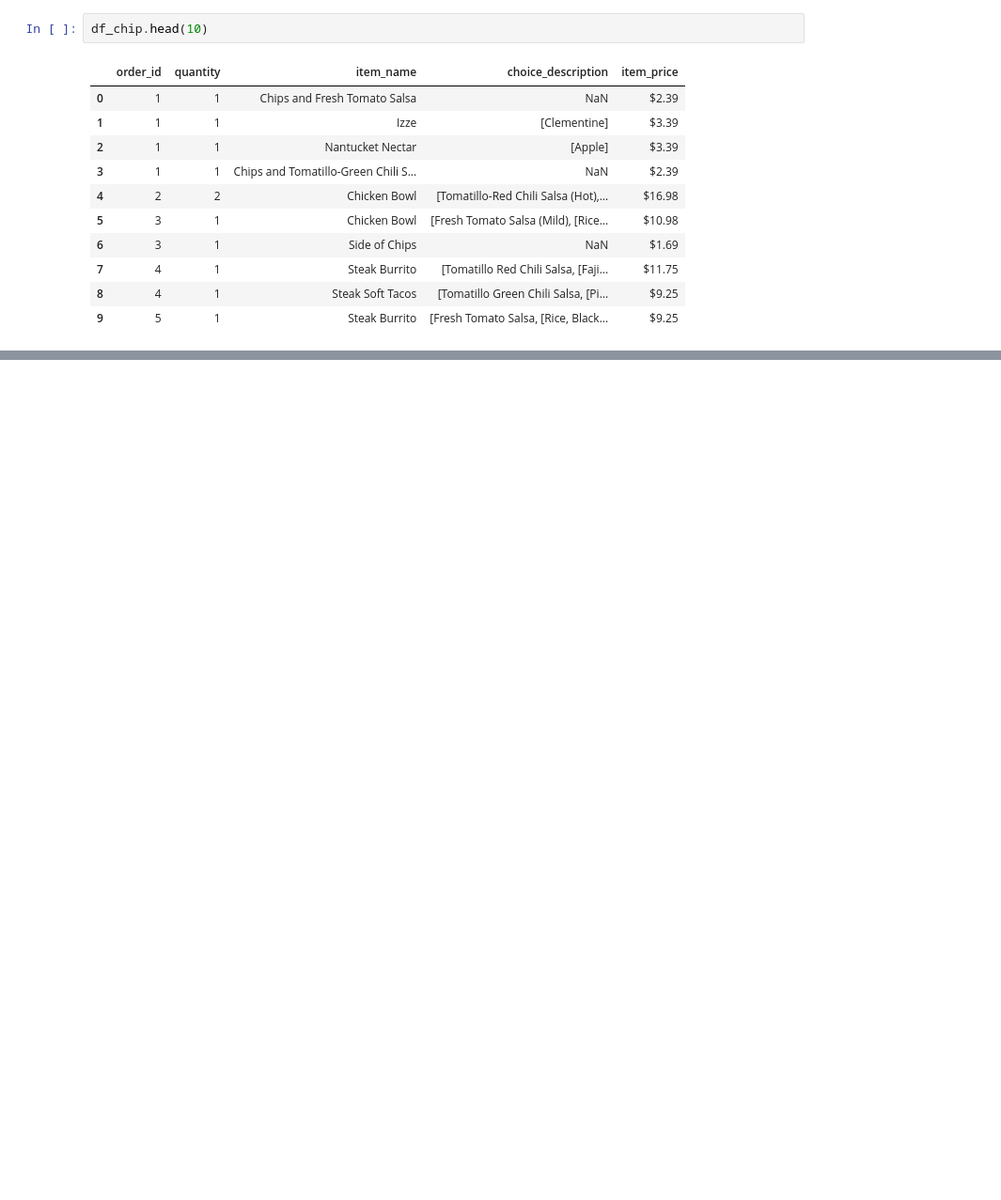
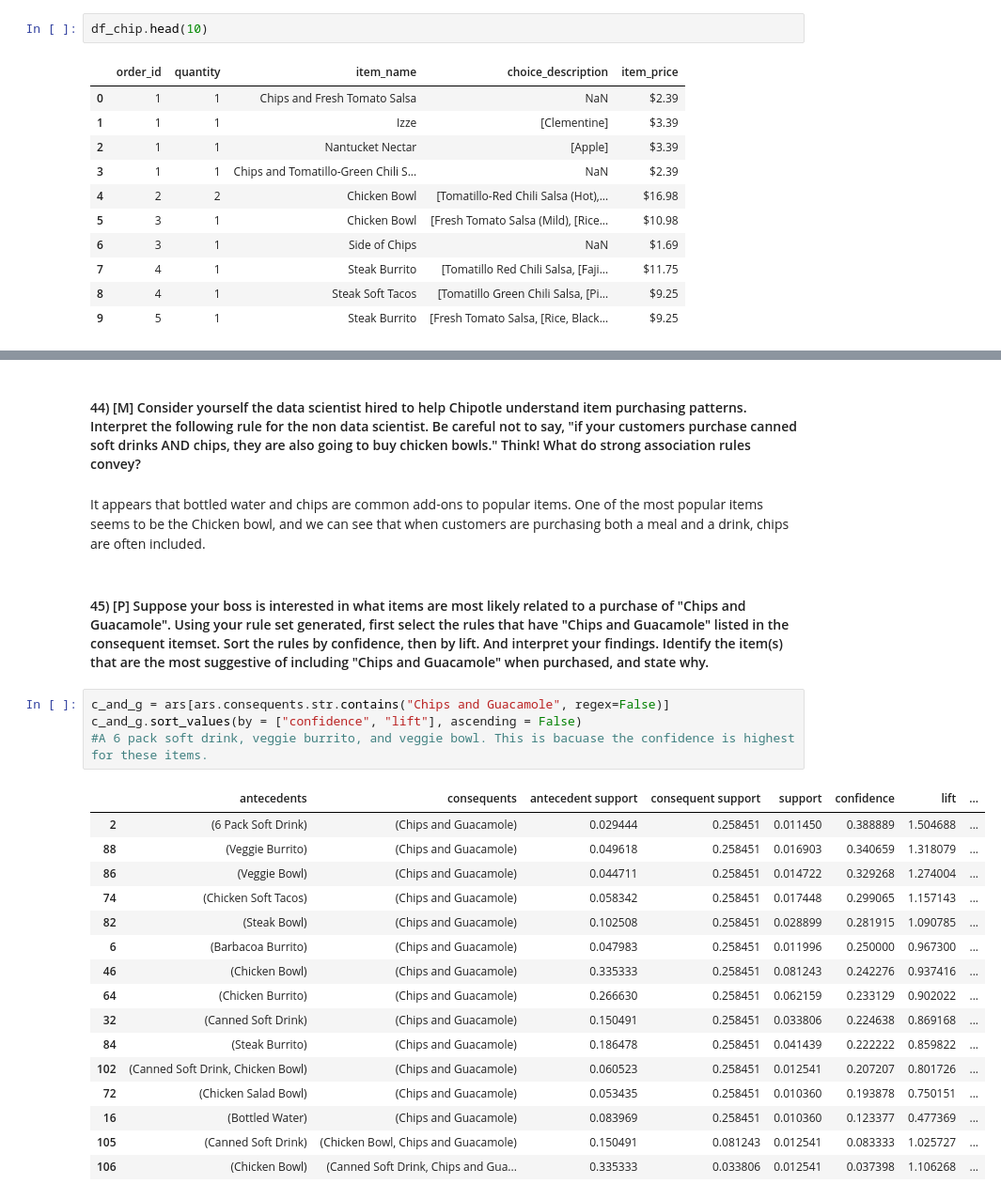
Before and after one commit to jaschaeff/DataMiningIntro, a Jupyter notebook: labs/lab09.ipynb, the cells around one changed output, grey strips where cells are left out. Shown: that part at 94% size. Cells and saved outputs as stored; diff of their text form; blank space fills up the shorter version.

```diff
--- a/labs/lab09.ipynb
+++ b/labs/lab09.ipynb
@@ -584,0 +601,27 @@ choice_description items used with Chicken Bowls. Explain your findings.
+# %% [markdown]
+#### 44) [M] Consider yourself the data scientist hired to help Chipotle understand item purchasing patterns. Interpret the following rule for the non data scientist. Be careful not to say, "if your customers purchase canned soft drinks AND chips, they are also going to buy chicken bowls." Think! What do strong association rules convey?
+# %% [markdown]
+It appears that bottled water and chips are common add-ons to popular items. One of the most popular items seems to be the Chicken bowl, and we can see that when customers are purchasing both a meal and a drink, chips are often included.
+# %% [markdown]
+#### 45) [P] Suppose your boss is interested in what items are most likely related to a purchase of "Chips and Guacamole". Using your rule set generated, first select the rules that have "Chips and Guacamole" listed in the consequent itemset. Sort the rules by confidence, then by lift. And interpret your findings. Identify the item(s) that are the most suggestive of including "Chips and Guacamole" when purchased, and state why.
+# %%
+c_and_g = ars[ars.consequents.str.contains("Chips and Guacamole", regex=False)]
+c_and_g.sort_values(by = ["confidence", "lift"], ascending = False)
+#A 6 pack soft drink, veggie burrito, and veggie bowl. This is bacuase the confidence is highest for these items.
+# %% [output]
+|  | antecedents | consequents | antecedent support | consequent support | support | confidence | lift | ... |
+| 2 | (6 Pack Soft Drink) | (Chips and Guacamole) | 0.029444 | 0.258451 | 0.011450 | 0.388889 | 1.504688 | ... |
+| 88 | (Veggie Burrito) | (Chips and Guacamole) | 0.049618 | 0.258451 | 0.016903 | 0.340659 | 1.318079 | ... |
+| 86 | (Veggie Bowl) | (Chips and Guacamole) | 0.044711 | 0.258451 | 0.014722 | 0.329268 | 1.274004 | ... |
+| 74 | (Chicken Soft Tacos) | (Chips and Guacamole) | 0.058342 | 0.258451 | 0.017448 | 0.299065 | 1.157143 | ... |
+| 82 | (Steak Bowl) | (Chips and Guacamole) | 0.102508 | 0.258451 | 0.028899 | 0.281915 | 1.090785 | ... |
+| 6 | (Barbacoa Burrito) | (Chips and Guacamole) | 0.047983 | 0.258451 | 0.011996 | 0.250000 | 0.967300 | ... |
+| 46 | (Chicken Bowl) | (Chips and Guacamole) | 0.335333 | 0.258451 | 0.081243 | 0.242276 | 0.937416 | ... |
+| 64 | (Chicken Burrito) | (Chips and Guacamole) | 0.266630 | 0.258451 | 0.062159 | 0.233129 | 0.902022 | ... |
+| 32 | (Canned Soft Drink) | (Chips and Guacamole) | 0.150491 | 0.258451 | 0.033806 | 0.224638 | 0.869168 | ... |
+| 84 | (Steak Burrito) | (Chips and Guacamole) | 0.186478 | 0.258451 | 0.041439 | 0.222222 | 0.859822 | ... |
+| 102 | (Canned Soft Drink, Chicken Bowl) | (Chips and Guacamole) | 0.060523 | 0.258451 | 0.012541 | 0.207207 | 0.801726 | ... |
+| 72 | (Chicken Salad Bowl) | (Chips and Guacamole) | 0.053435 | 0.258451 | 0.010360 | 0.193878 | 0.750151 | ... |
+| 16 | (Bottled Water) | (Chips and Guacamole) | 0.083969 | 0.258451 | 0.010360 | 0.123377 | 0.477369 | ... |
+| 105 | (Canned Soft Drink) | (Chicken Bowl, Chips and Guacamole) | 0.150491 | 0.081243 | 0.012541 | 0.083333 | 1.025727 | ... |
+| 106 | (Chicken Bowl) | (Canned Soft Drink, Chips and Gua... | 0.335333 | 0.033806 | 0.012541 | 0.037398 | 1.106268 | ... |
```
Also changed, not shown: parts of 183 cells of this notebook.
